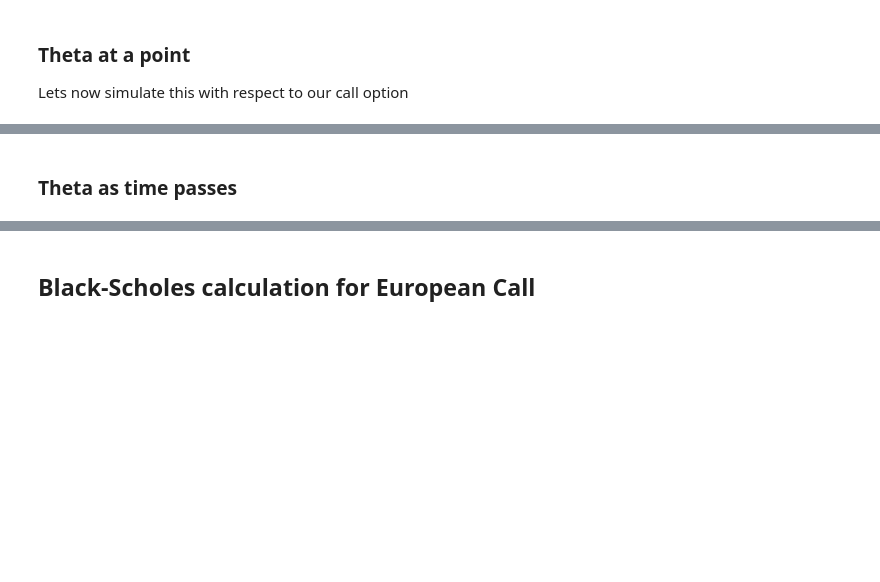
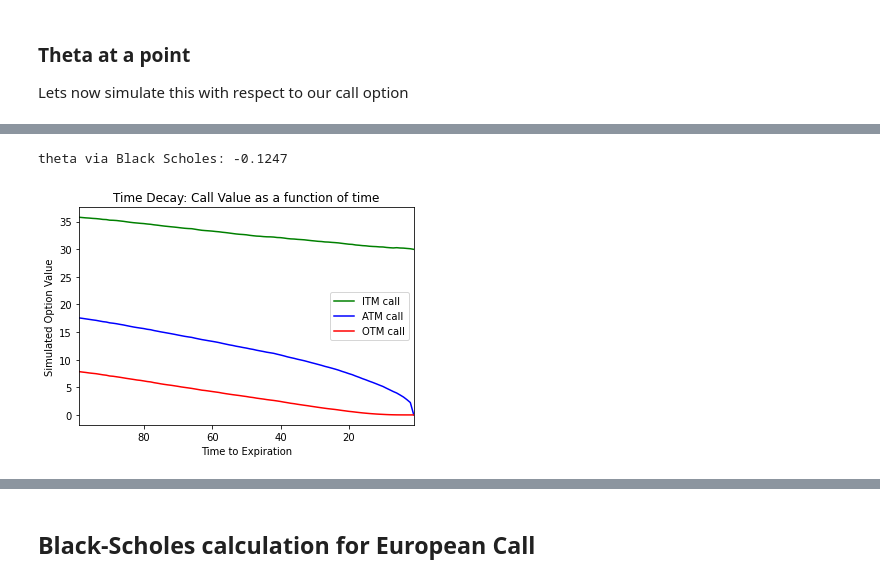
Before and after one commit to mrodek/ISYE6644-GRP236-OptionPricing, a Jupyter notebook: OptionsPricingSimulation.ipynb, the cells around one changed output, grey strips where cells are left out. Drawn from its saved outputs; the diff is of its cells as text; code cells hidden in the pictures; blank space fills up the shorter version.

Commit message:
Add MC Sim of Theta and Vega

```diff
--- a/OptionsPricingSimulation.ipynb
+++ b/OptionsPricingSimulation.ipynb
@@ -278,7 +282,7 @@ print(f"Strike price {130}")
 offset = 30
 CRNs = np.random.normal(size=(int(1e5),100))
 for i in range(0,2*x_,2):
-    fair_price[i//2] = mc_eurocall(underlying=offset+i, k=130, mu=0.05, sigma2=0.15, m=int(1e5), n=100, crn=CRNs, verbose=False)
+    fair_price[i//2] = mc_eurocall(underlying=offset+i, k=130, mu=0.05, sigma2=0.15, m=7*int(1e4), n=100, crn=CRNs, verbose=False)
     #print(f"underlying {offset + i}, fair_price {fair_price[i]}")
 
 plt.title("Call Option Simulated Delta with Variance Reduction")
@@ -376,10 +392,12 @@ print(f"theta calculated via MonteCarlo Simulation {round(theta_mc,4)}")
 # %%
 # Via BS_method:
-T = 1
 
-theta_bs = -S0*norm.pdf(d1)*sigma2**0.5/(2*T**0.5)
-theta_bs/100
 
-print(f"theta via Black Scholes: {theta_bs}")
+d1 = (np.log(S0/k) + (r + sigma2/2)*1)/(sigma2**0.5*(T)**0.5)
+d2 = d1 -sigma2**0.5*T**0.5
+theta_bs = -S0*norm.pdf(d1)*sigma2**0.5/(2*(T)**0.5) - r*k*np.exp(-r*T)*norm.cdf(d2)
+theta_bs /= 100
+
+print(f"theta via Black Scholes: {round(theta_bs,4)}")
+# %% [output]
+theta via Black Scholes: -0.1247
-# %% [markdown]
-### Theta as time passes
@@ -388,5 +403,0 @@ print(f"theta via Black Scholes: {theta_bs}")
-# %%
-# Theta over tiem
-thetas = np.zeros(99)
-for i in range(99):
-    thetas[i] =mc_eurocall(underlying=100, k=130, mu=0.05, sigma2=0.15, m=int(1e5), n=100, T=(i)/100+0.01, verbose=False) - mc_eurocall(underlying=100, k=130, mu=0.05, sigma2=0.15, m=int(1e5), n=100, T=(i/100+0.01), verbose=False)
@@ -394,0 +404,35 @@ plt.plot(thetas[::-1])
+# %%
+k_atm = 100
+k_itm = 70
+k_otm = 130
+S = 100
+CRNs = np.random.normal(size=(3*(int(1e4)), 100))
+
+option_values_itm = np.zeros(100)
+option_values_atm = np.zeros(100)
+option_values_otm = np.zeros(100)
+
+time = range(0,100)
+
+for i in range(0,100):
+    i_ = i*0.01
+    option_values_itm[i] = mc_eurocall(underlying=S,k=k_itm,T=i_,crn=CRNs,verbose=False)
+    option_values_atm[i] = mc_eurocall(underlying=S,k=k_atm,T=i_,crn=CRNs,verbose=False)
+    option_values_otm[i] = mc_eurocall(underlying=S,k=k_otm,T=i_,crn=CRNs,verbose=False)
+
+
+option_values_atm = option_values_atm[::-1][:-1]
+option_values_itm = option_values_itm[::-1][:-1]
+option_values_otm = option_values_otm[::-1][:-1]
+time = np.array(time)[::-1][:-1]
+plt.title("Time Decay: Call Value as a function of time")
+plt.plot(time, option_values_itm, color="green", label="ITM call")
+plt.plot(time, option_values_atm, color="blue", label="ATM call")
+plt.plot(time, option_values_otm, color="red", label="OTM call")
+plt.xlim(max(time),min(time))
+plt.xlabel("Time to Expiration")
+plt.ylabel("Simulated Option Value")
+plt.legend()
+plt.show()
+# %% [output]
+[figure, added]
```
Also changed, not shown: parts of 26 cells of this notebook.
